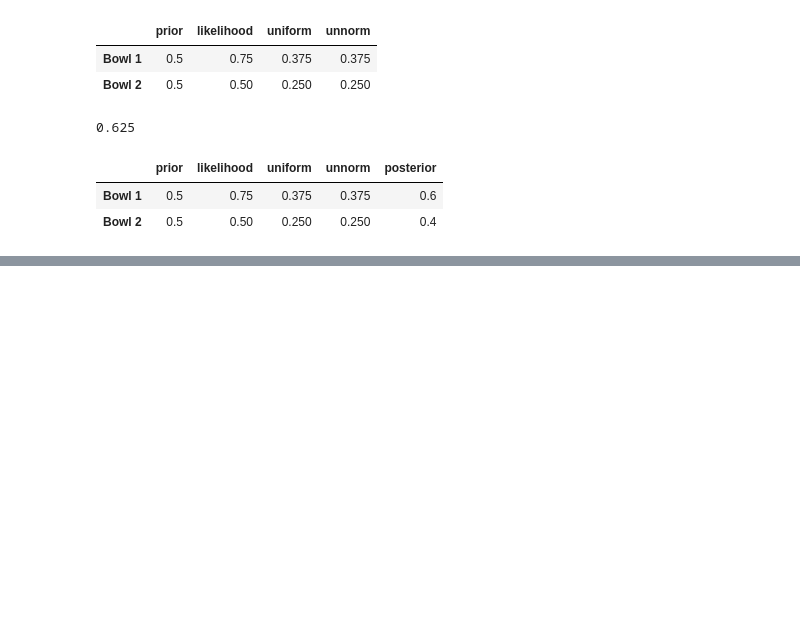
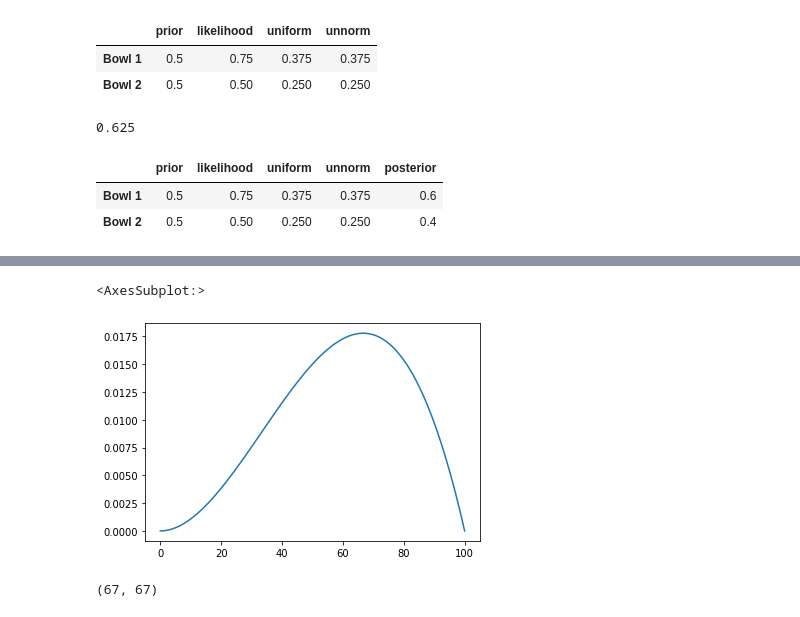
Before and after one commit to danhphan/dive-into-ml, a Jupyter notebook: 50_bayes_cookie.ipynb, the cells around one changed output, grey strips where cells are left out. Cells and saved outputs as stored; diff of their text form; code cells hidden in the pictures; blank space fills up the shorter version.

```diff
--- a/50_bayes_cookie.ipynb
+++ b/50_bayes_cookie.ipynb
@@ -38,0 +157,9 @@ table
+# %%
+posterior3.plot()
+# %% [output]
+<AxesSubplot:>
+[figure, added]
+# %%
+posterior3.idxmax(), posterior3.max_prob()
+# %% [output]
+(67, 67)
```
Also changed, not shown: parts of 20 cells of this notebook.
